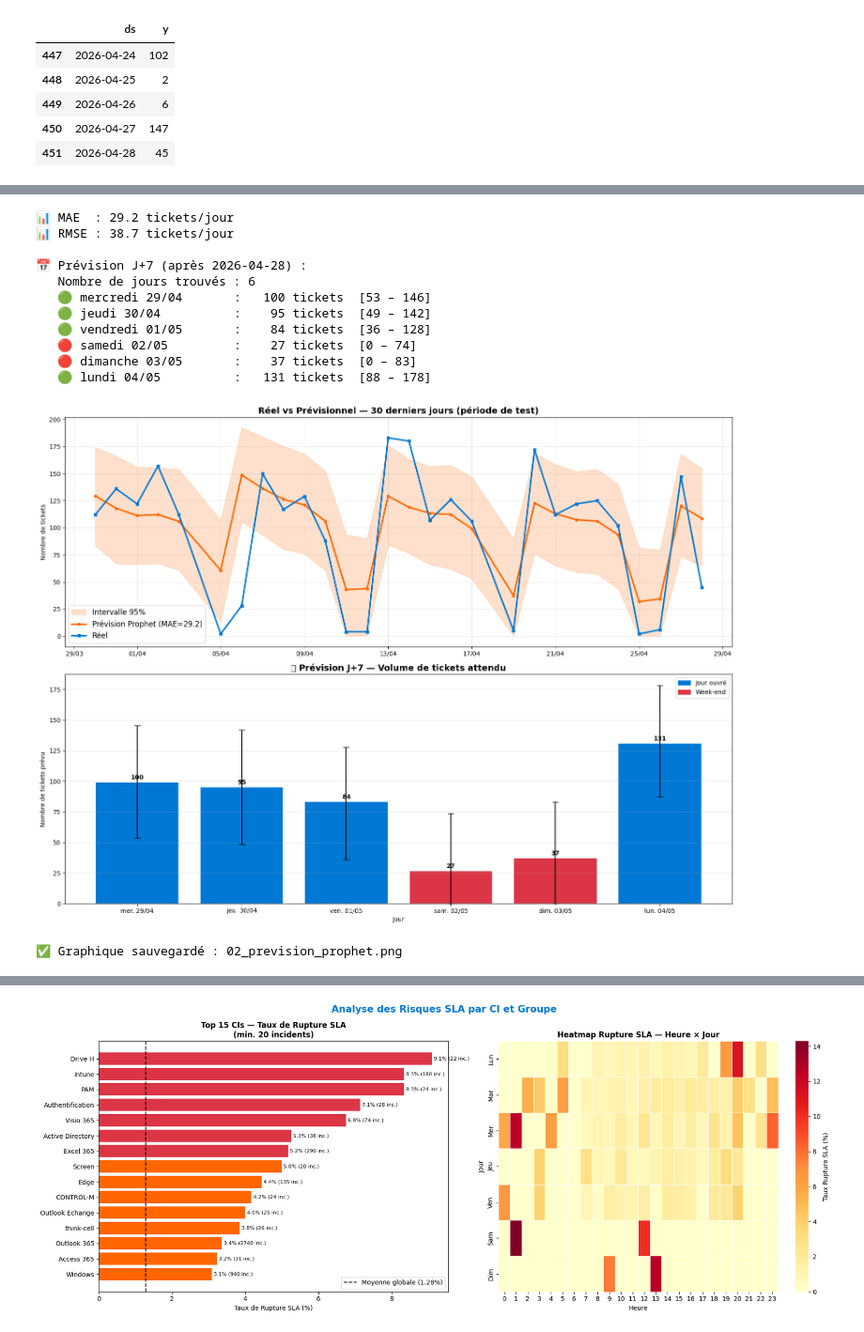
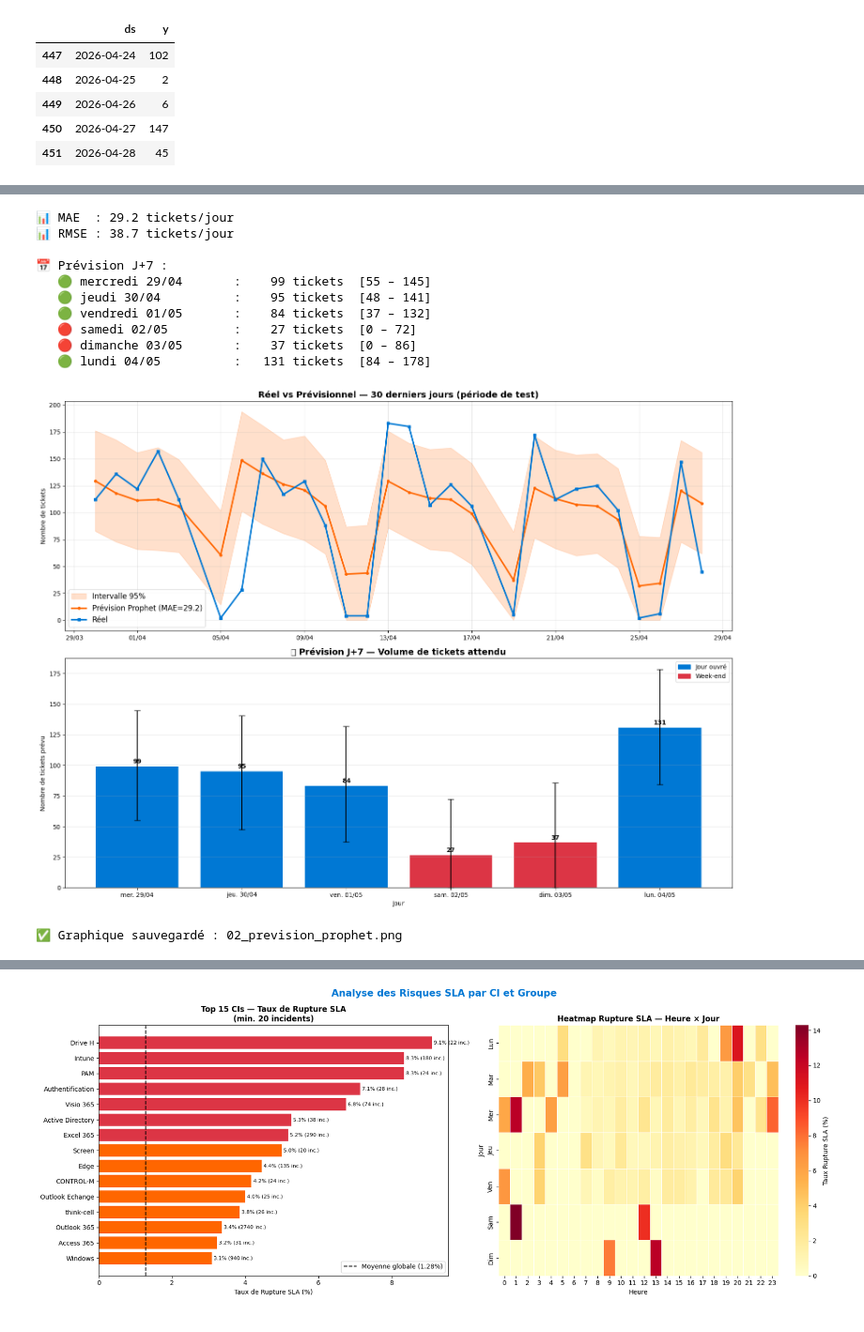
Before and after one commit to raniamaamer/Rania-Maamer-DXC, a Jupyter notebook: notebook/ML_Incidents.ipynb, the cells around one changed output, grey strips where cells are left out. Shown at 94% size. Cells and saved outputs as stored; diff of their text form; code cells hidden in the pictures.

Commit message:
fix: migrate forecasting from NeuralProphet to Prophet

```diff
--- a/notebook/ML_Incidents.ipynb
+++ b/notebook/ML_Incidents.ipynb
@@ -164,23 +169,19 @@ cutoff = daily_prophet['ds'].max() - pd.Timedelta(days=30)
 train  = daily_prophet[daily_prophet['ds'] <= cutoff].copy().reset_index(drop=True)
 test   = daily_prophet[daily_prophet['ds'] >  cutoff].copy().reset_index(drop=True)
 
-train['ds'] = pd.to_datetime(train['ds'])
-test['ds']  = pd.to_datetime(test['ds'])
-
 print(f'🏋️ Train : {len(train)} jours ({train["ds"].min().date()} → {train["ds"].max().date()})')
 print(f'🧪 Test  : {len(test)} jours ({test["ds"].min().date()} → {test["ds"].max().date()})')
 
-# ── Modèle Prophet ────────────────────────────────────────────
+# ── Modèle Prophet — mêmes paramètres que ml_auto_refresh.py ──
 model = Prophet(
-    yearly_seasonality  = True,
-    weekly_seasonality  = True,
-    daily_seasonality   = False,
-    changepoint_range   = 0.95,
-    n_changepoints      = 10,
-    seasonality_mode    = "additive",
-    interval_width      = 0.95,
+    yearly_seasonality      = True,
+    weekly_seasonality      = True,
+    daily_seasonality       = False,
+    changepoint_prior_scale = 0.05,
+    seasonality_prior_scale = 10,
+    interval_width          = 0.95,
+    uncertainty_samples     = 1000,
 )
-
 model.add_seasonality(name='monthly', period=30.5, fourier_order=5)
 model.fit(train)
 print('✅ Modèle Prophet entraîné !')
@@ -193,6 +192,6 @@ print('✅ Modèle Prophet entraîné !')
 # %%
 # ── Prédiction sur test + futur ───────────────────────────────
-future = model.make_future_dataframe(periods=37)  # 30 test + 7 futur
+future   = model.make_future_dataframe(periods=37)
 forecast = model.predict(future)
 forecast['yhat'] = forecast['yhat'].clip(0)
 
@@ -200,8 +199,8 @@ forecast['yhat'] = forecast['yhat'].clip(0)
 test_forecast = forecast[forecast['ds'].isin(test['ds'])][['ds','yhat','yhat_lower','yhat_upper']]
 test_merged   = test.merge(test_forecast, on='ds', how='inner')
 
-mae  = np.mean(np.abs(test_merged['y'] - test_merged['yhat']))
-rmse = np.sqrt(np.mean((test_merged['y'] - test_merged['yhat'])**2))
+mae  = float(np.mean(np.abs(test_merged['y'] - test_merged['yhat'])))
+rmse = float(np.sqrt(np.mean((test_merged['y'] - test_merged['yhat'])**2)))
 
 print(f'📊 MAE  : {mae:.1f} tickets/jour')
 print(f'📊 RMSE : {rmse:.1f} tickets/jour')
@@ -209,25 +208,25 @@ print(f'📊 RMSE : {rmse:.1f} tickets/jour')
 # ── Prévision J+7 ─────────────────────────────────────────────
 last_date   = daily_prophet['ds'].max()
 future_only = forecast[forecast['ds'] > last_date].head(7).copy()
+future_only['yhat']       = future_only['yhat'].clip(lower=0)
+future_only['yhat_lower'] = future_only['yhat_lower'].clip(lower=0)
 
-print(f'\n📅 Prévision J+7 (après {last_date.date()}) :')
-print(f'   Nombre de jours trouvés : {len(future_only)}')
+print(f'\n📅 Prévision J+7 :')
 for _, row in future_only.iterrows():
     day  = row['ds'].strftime('%A %d/%m')
     flag = '🔴' if row['ds'].weekday() >= 5 else '🟢'
-    print(f'   {flag} {day:20s} : {max(0,row["yhat"]):5.0f} tickets  [{max(0,row["yhat_lower"]):.0f} – {row["yhat_upper"]:.0f}]')
+    print(f'   {flag} {day:20s} : {row["yhat"]:5.0f} tickets  [{row["yhat_lower"]:.0f} – {row["yhat_upper"]:.0f}]')
 # %% [output]
 📊 MAE  : 29.2 tickets/jour
 📊 RMSE : 38.7 tickets/jour
 
-📅 Prévision J+7 (après 2026-04-28) :
-   Nombre de jours trouvés : 6
-   🟢 mercredi 29/04       :   100 tickets  [53 – 146]
-   🟢 jeudi 30/04          :    95 tickets  [49 – 142]
-   🟢 vendredi 01/05       :    84 tickets  [36 – 128]
-   🔴 samedi 02/05         :    27 tickets  [0 – 74]
-   🔴 dimanche 03/05       :    37 tickets  [0 – 83]
-   🟢 lundi 04/05          :   131 tickets  [88 – 178]
+📅 Prévision J+7 :
+   🟢 mercredi 29/04       :    99 tickets  [55 – 145]
+   🟢 jeudi 30/04          :    95 tickets  [48 – 141]
+   🟢 vendredi 01/05       :    84 tickets  [37 – 132]
+   🔴 samedi 02/05         :    27 tickets  [0 – 72]
+   🔴 dimanche 03/05       :    37 tickets  [0 – 86]
+   🟢 lundi 04/05          :   131 tickets  [84 – 178]
 # %%
 # ── Visualisation Prévision ───────────────────────────────────
 fig, axes = plt.subplots(2, 1, figsize=(16, 12))
@@ -247,35 +246,34 @@ ax.legend(fontsize=12)
 ax.set_ylabel('Nombre de tickets')
 ax.grid(True, alpha=0.3)
 ax.xaxis.set_major_formatter(mdates.DateFormatter('%d/%m'))
 
 # Graphique 2 : Prévision J+7
 ax2 = axes[1]
-future_only = forecast[forecast['ds'] > daily_prophet['ds'].max()].head(7)
 colors_f = [RED if d.weekday() >= 5 else BLUE for d in future_only['ds']]
 bars = ax2.bar(future_only['ds'].dt.strftime('%a %d/%m'),
                future_only['yhat'].clip(0),
                color=colors_f, edgecolor='white', linewidth=1.5)
 ax2.errorbar(range(len(future_only)),
              future_only['yhat'].clip(0),
              yerr=[future_only['yhat'].clip(0) - future_only['yhat_lower'].clip(0),
                    future_only['yhat_upper'] - future_only['yhat'].clip(0)],
              fmt='none', color='black', capsize=5)
 for bar, val in zip(bars, future_only['yhat'].clip(0)):
     ax2.text(bar.get_x() + bar.get_width()/2, bar.get_height() + 1,
              f'{val:.0f}', ha='center', va='bottom', fontweight='bold')
 ax2.set_title('🔮 Prévision J+7 — Volume de tickets attendu', fontsize=14, fontweight='bold')
 ax2.set_ylabel('Nombre de tickets prévu')
 ax2.set_xlabel('Jour')
 ax2.legend(handles=[plt.Rectangle((0,0),1,1,color=BLUE, label='Jour ouvré'),
                      plt.Rectangle((0,0),1,1,color=RED, label='Week-end')])
 ax2.grid(True, alpha=0.3, axis='y')
 
 plt.tight_layout()
 plt.savefig('02_prevision_prophet.png', dpi=150, bbox_inches='tight')
 plt.show()
 print('✅ Graphique sauvegardé : 02_prevision_prophet.png')
 # %% [output]
-[figure, old version]
+[figure, new version]
 ✅ Graphique sauvegardé : 02_prevision_prophet.png
 # %%
 # ── Composantes de la saisonnalité ───────────────────────────
```
Also changed, not shown: parts of 14 cells of this notebook, 3 other files.
